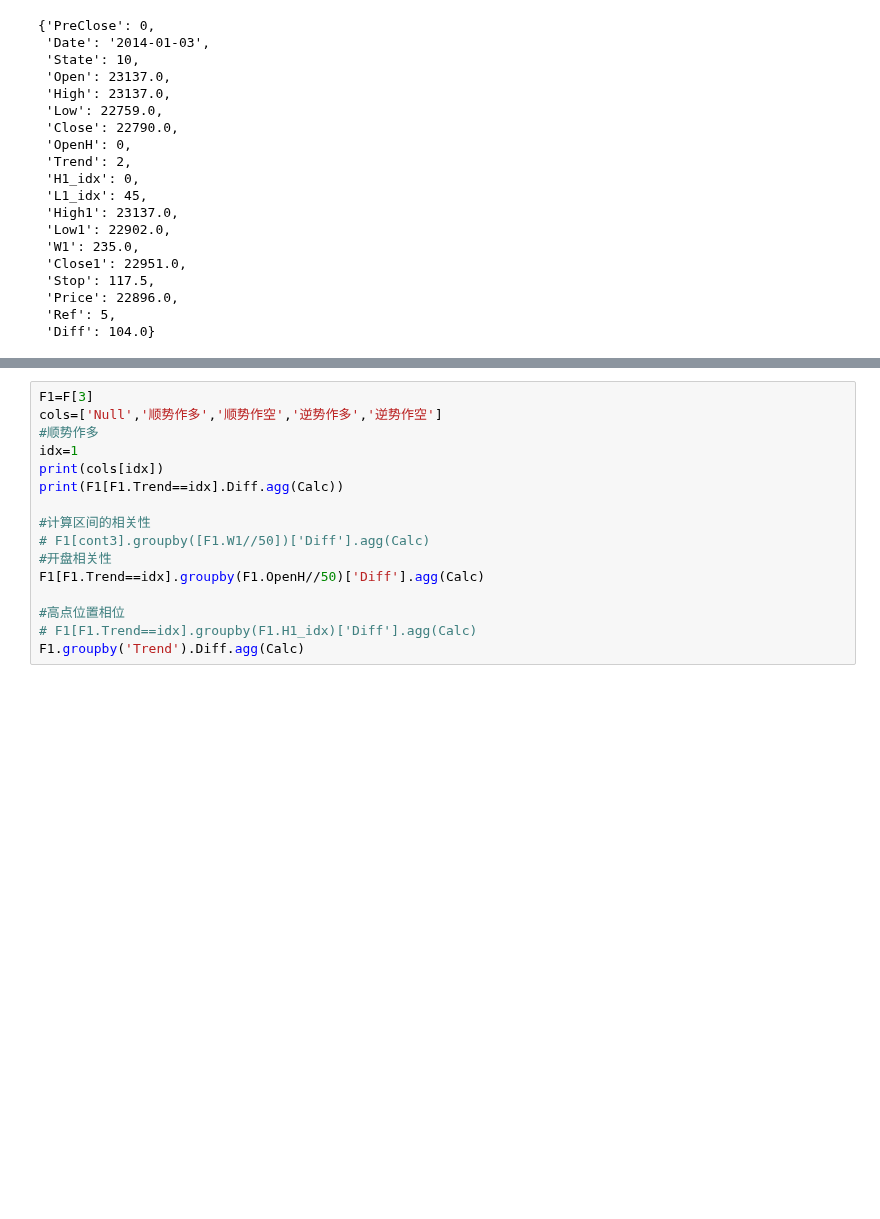
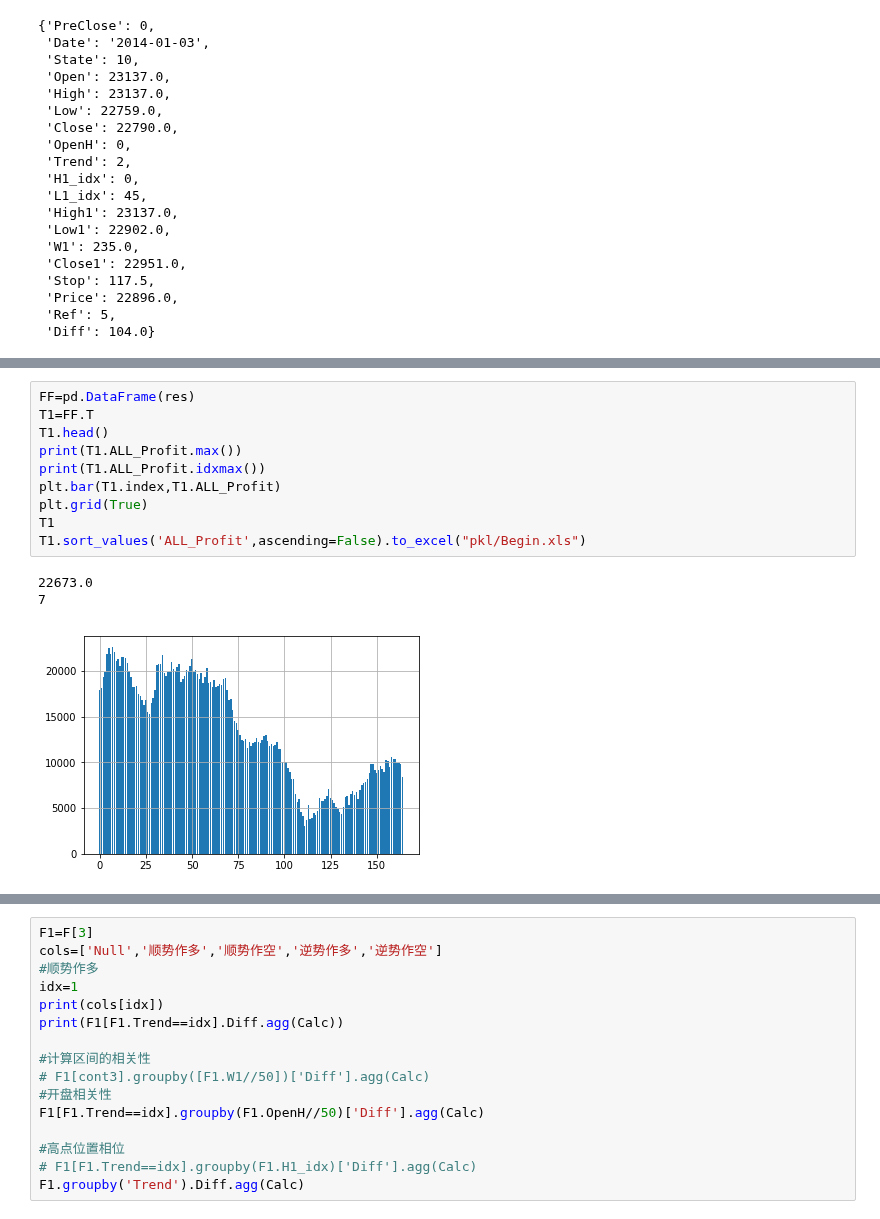
Before and after one commit to che7611/test2, a Jupyter notebook: calcHL.ipynb, the cells around one changed output, grey strips where cells are left out. Cells and saved outputs as stored; diff of their text form; blank space fills up the shorter version.

```diff
--- a/calcHL.ipynb
+++ b/calcHL.ipynb
@@ -376,3 +427,17 @@ F1.head()
+# %%
+FF=pd.DataFrame(res)
+T1=FF.T
+T1.head()
+print(T1.ALL_Profit.max())
+print(T1.ALL_Profit.idxmax())
+plt.bar(T1.index,T1.ALL_Profit)
+plt.grid(True)
+T1
+T1.sort_values('ALL_Profit',ascending=False).to_excel("pkl/Begin.xls")
+# %% [output]
+22673.0
+7
+[figure, added]
 # %%
 Data={}
 DD={}
```
Also changed, not shown: parts of 6 cells of this notebook.
